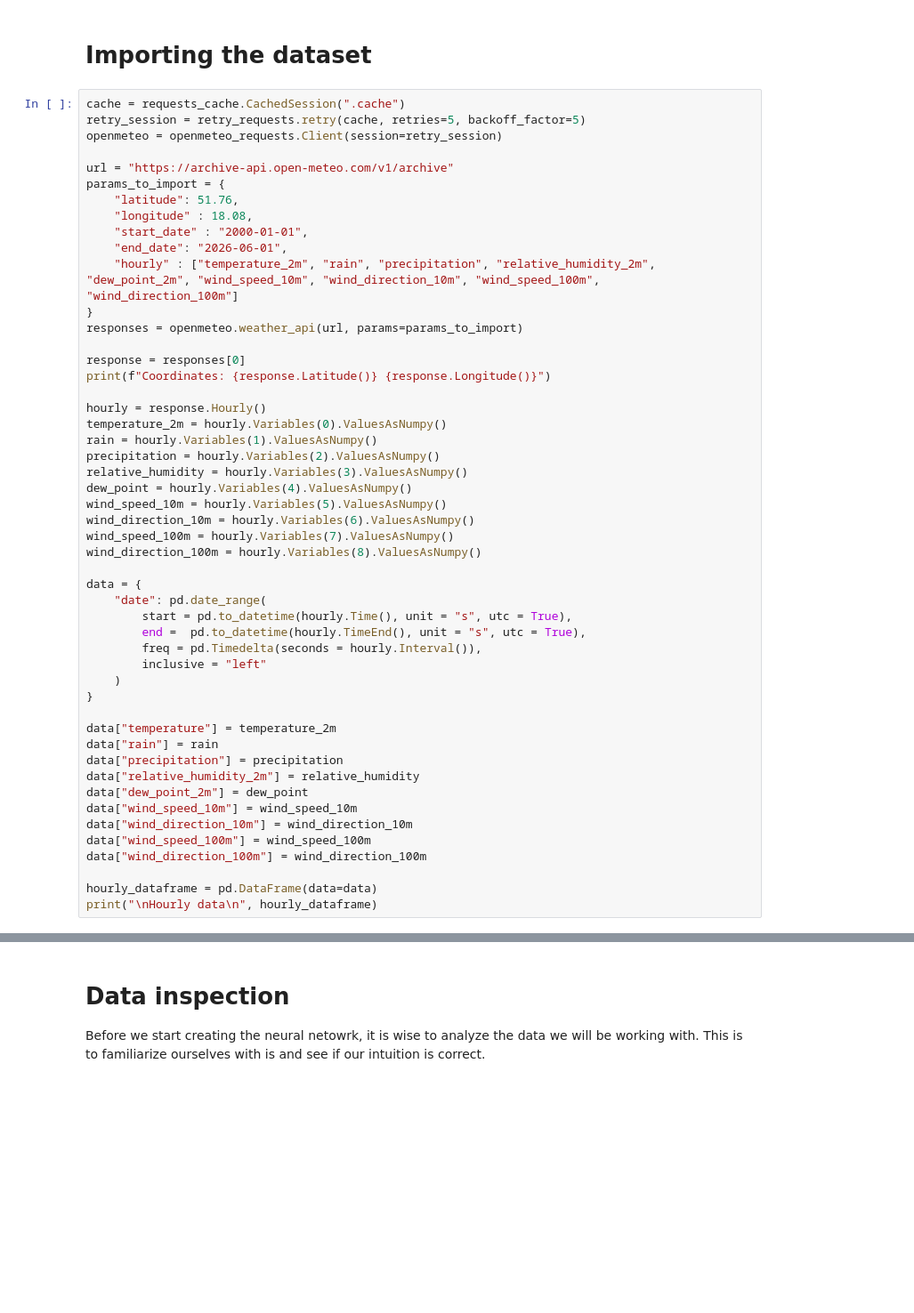
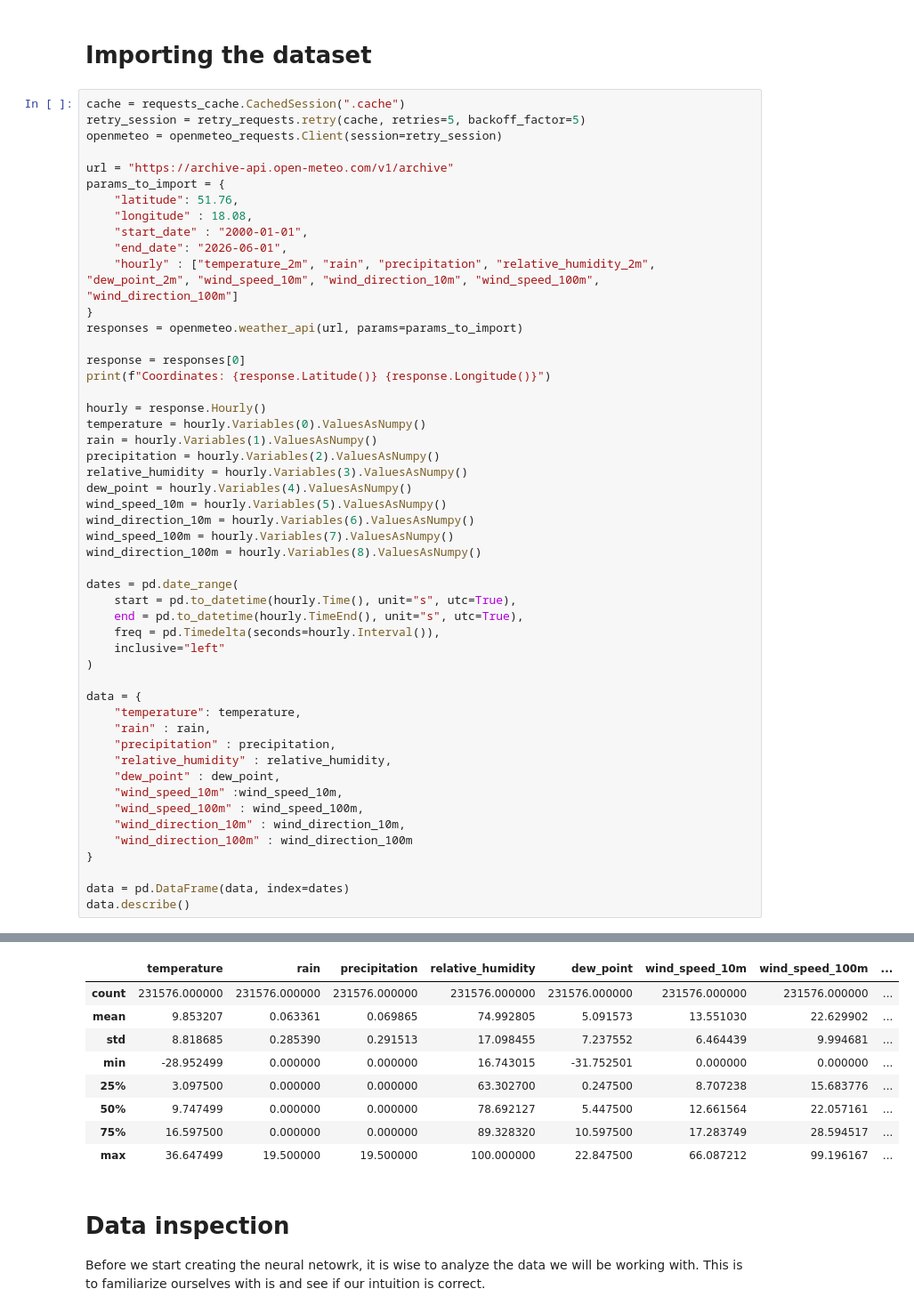
Before and after one commit to Kubel259/Weather-Prediciton, a Jupyter notebook: main.ipynb, the cells around one changed output, grey strips where cells are left out. Shown at 89% size. Drawn from its saved outputs; the diff is of its cells as text; blank space fills up the shorter version.

```diff
--- a/main.ipynb
+++ b/main.ipynb
@@ -39,7 +38,7 @@ response = responses[0]
 print(f"Coordinates: {response.Latitude()} {response.Longitude()}")
 
 hourly = response.Hourly()
-temperature_2m = hourly.Variables(0).ValuesAsNumpy()
+temperature = hourly.Variables(0).ValuesAsNumpy()
 rain = hourly.Variables(1).ValuesAsNumpy()
 precipitation = hourly.Variables(2).ValuesAsNumpy()
 relative_humidity = hourly.Variables(3).ValuesAsNumpy()
@@ -49,26 +48,26 @@ wind_direction_10m = hourly.Variables(6).ValuesAsNumpy()
 wind_speed_100m = hourly.Variables(7).ValuesAsNumpy()
 wind_direction_100m = hourly.Variables(8).ValuesAsNumpy()
 
+dates = pd.date_range(
+	start = pd.to_datetime(hourly.Time(), unit="s", utc=True),
+	end = pd.to_datetime(hourly.TimeEnd(), unit="s", utc=True),
+ 	freq = pd.Timedelta(seconds=hourly.Interval()),
+	inclusive="left"
+)
+
 data = {
-	"date": pd.date_range(
-		start = pd.to_datetime(hourly.Time(), unit = "s", utc = True),
-		end =  pd.to_datetime(hourly.TimeEnd(), unit = "s", utc = True),
-		freq = pd.Timedelta(seconds = hourly.Interval()),
-		inclusive = "left"
-	)
+	"temperature": temperature,
+	"rain" : rain,
+	"precipitation" : precipitation,
+	"relative_humidity" : relative_humidity,
+	"dew_point" : dew_point,
+	"wind_speed_10m" :wind_speed_10m,
+	"wind_speed_100m" : wind_speed_100m,
+	"wind_direction_10m" : wind_direction_10m,
+	"wind_direction_100m" : wind_direction_100m
 }
 
-data["temperature"] = temperature_2m
-data["rain"] = rain
-data["precipitation"] = precipitation
-data["relative_humidity_2m"] = relative_humidity
-data["dew_point_2m"] = dew_point
-data["wind_speed_10m"] = wind_speed_10m
-data["wind_direction_10m"] = wind_direction_10m
-data["wind_speed_100m"] = wind_speed_100m
-data["wind_direction_100m"] = wind_direction_100m
-
-hourly_dataframe = pd.DataFrame(data=data)
-print("\nHourly data\n", hourly_dataframe)
+data = pd.DataFrame(data, index=dates)
+data.describe()
 # %% [output]
 Coordinates: 51.77504348754883 18.065692901611328
@@ -91,3 +74,12 @@ Hourly data
+|  | temperature | rain | precipitation | relative_humidity | dew_point | wind_speed_10m | wind_speed_100m | ... |
+| count | 231576.000000 | 231576.000000 | 231576.000000 | 231576.000000 | 231576.000000 | 231576.000000 | 231576.000000 | ... |
+| mean | 9.853207 | 0.063361 | 0.069865 | 74.992805 | 5.091573 | 13.551030 | 22.629902 | ... |
+| std | 8.818685 | 0.285390 | 0.291513 | 17.098455 | 7.237552 | 6.464439 | 9.994681 | ... |
+| min | -28.952499 | 0.000000 | 0.000000 | 16.743015 | -31.752501 | 0.000000 | 0.000000 | ... |
+| 25% | 3.097500 | 0.000000 | 0.000000 | 63.302700 | 0.247500 | 8.707238 | 15.683776 | ... |
+| 50% | 9.747499 | 0.000000 | 0.000000 | 78.692127 | 5.447500 | 12.661564 | 22.057161 | ... |
+| 75% | 16.597500 | 0.000000 | 0.000000 | 89.328320 | 10.597500 | 17.283749 | 28.594517 | ... |
+| max | 36.647499 | 19.500000 | 19.500000 | 100.000000 | 22.847500 | 66.087212 | 99.196167 | ... |
 # %% [markdown]
 # Data inspection
 Before we start creating the neural netowrk, it is wise to analyze the data we will be working with. This is to familiarize ourselves with is and see if our intuition is correct.
```
Also changed, not shown: parts of 7 cells of this notebook.
